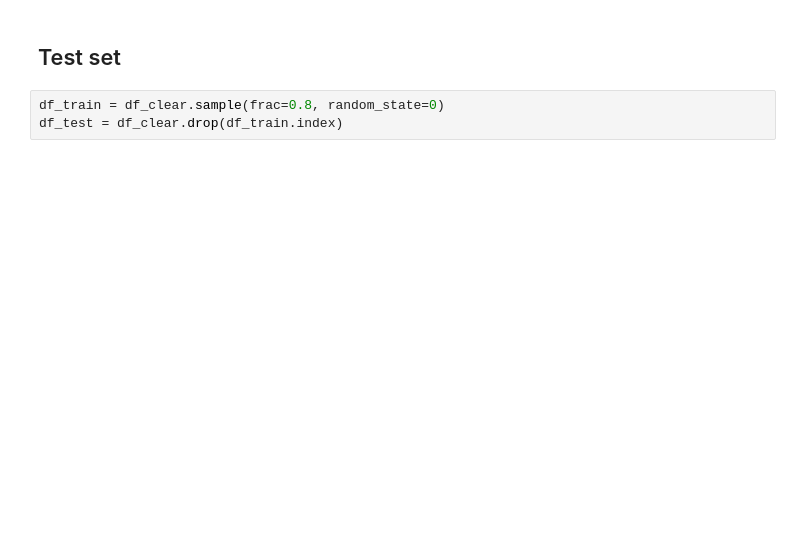
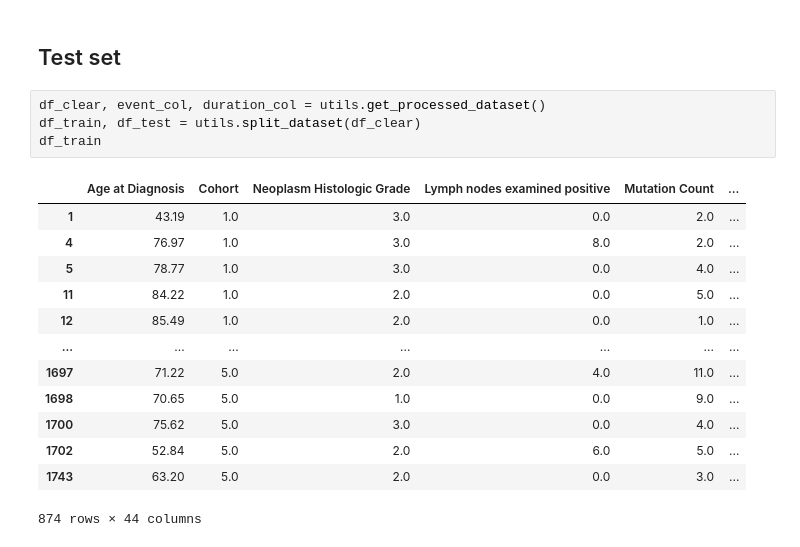
Before and after one commit to SzymonOzog/Deep-Learning-In-Survival-Analysis, a Jupyter notebook: ModelEvaluation.ipynb, the cells around one changed output. Cells and saved outputs as stored; diff of their text form; blank space fills up the shorter version.

```diff
--- a/ModelEvaluation.ipynb
+++ b/ModelEvaluation.ipynb
@@ -44,8 +37,23 @@ df_clear.head()
 # %% [markdown]
 ## Test set
-# %%
-df_train = df_clear.sample(frac=0.8, random_state=0)
-df_test = df_clear.drop(df_train.index)
+# %%
+df_clear, event_col, duration_col = utils.get_processed_dataset()
+df_train, df_test = utils.split_dataset(df_clear)
+df_train
+# %% [output]
+|  | Age at Diagnosis | Cohort | Neoplasm Histologic Grade | Lymph nodes examined positive | Mutation Count | ... |
+| 1 | 43.19 | 1.0 | 3.0 | 0.0 | 2.0 | ... |
+| 4 | 76.97 | 1.0 | 3.0 | 8.0 | 2.0 | ... |
+| 5 | 78.77 | 1.0 | 3.0 | 0.0 | 4.0 | ... |
+| 11 | 84.22 | 1.0 | 2.0 | 0.0 | 5.0 | ... |
+| 12 | 85.49 | 1.0 | 2.0 | 0.0 | 1.0 | ... |
+| ... | ... | ... | ... | ... | ... | ... |
+| 1697 | 71.22 | 5.0 | 2.0 | 4.0 | 11.0 | ... |
+| 1698 | 70.65 | 5.0 | 1.0 | 0.0 | 9.0 | ... |
+| 1700 | 75.62 | 5.0 | 3.0 | 0.0 | 4.0 | ... |
+| 1702 | 52.84 | 5.0 | 2.0 | 6.0 | 5.0 | ... |
+| 1743 | 63.20 | 5.0 | 2.0 | 0.0 | 3.0 | ... |
+874 rows × 44 columns
 # %%
 plt.figure(figsize=(30, 30))
 sn.heatmap(df_train.corr(), annot=True)
```
Also changed, not shown: parts of 18 cells of this notebook.
